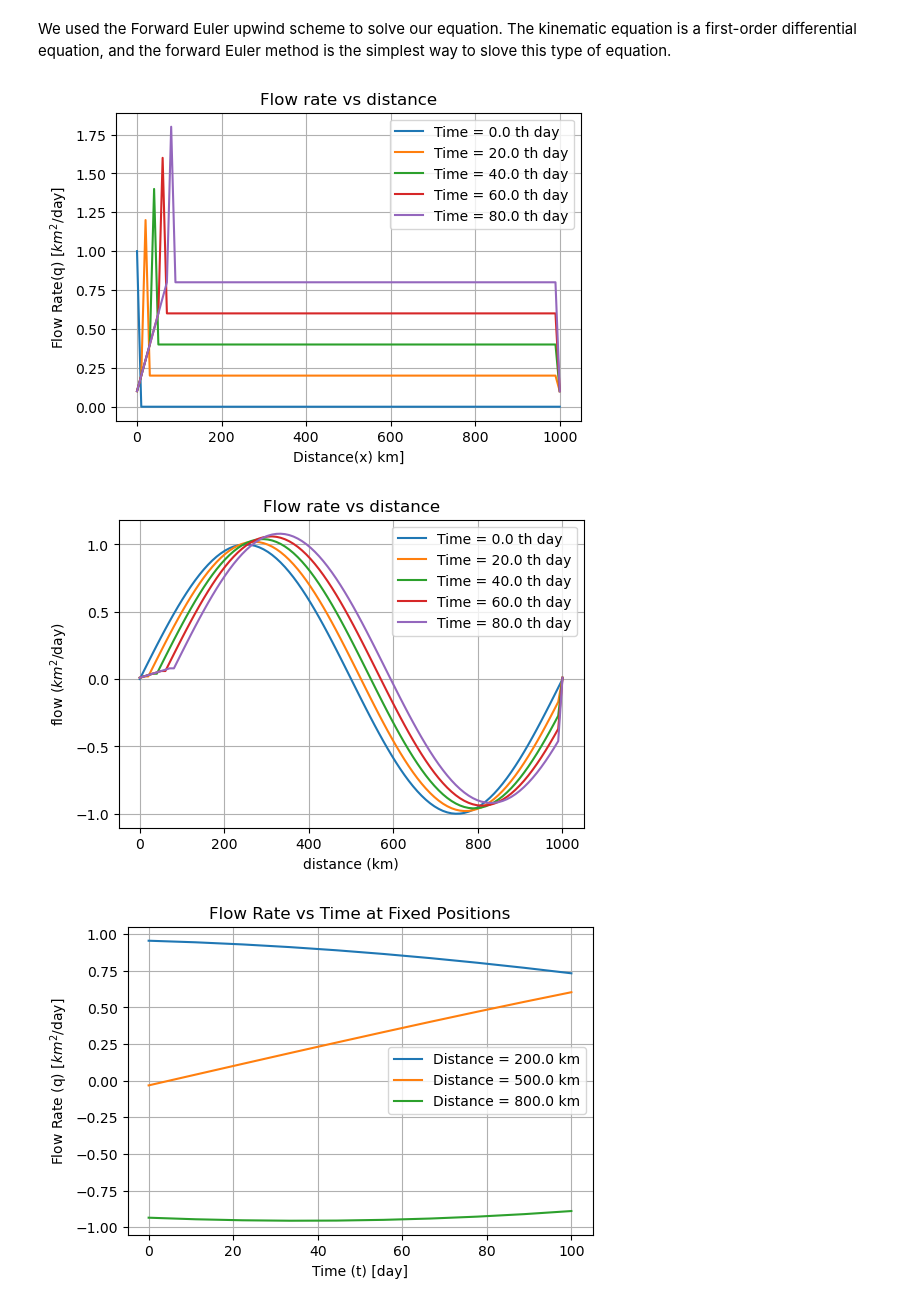
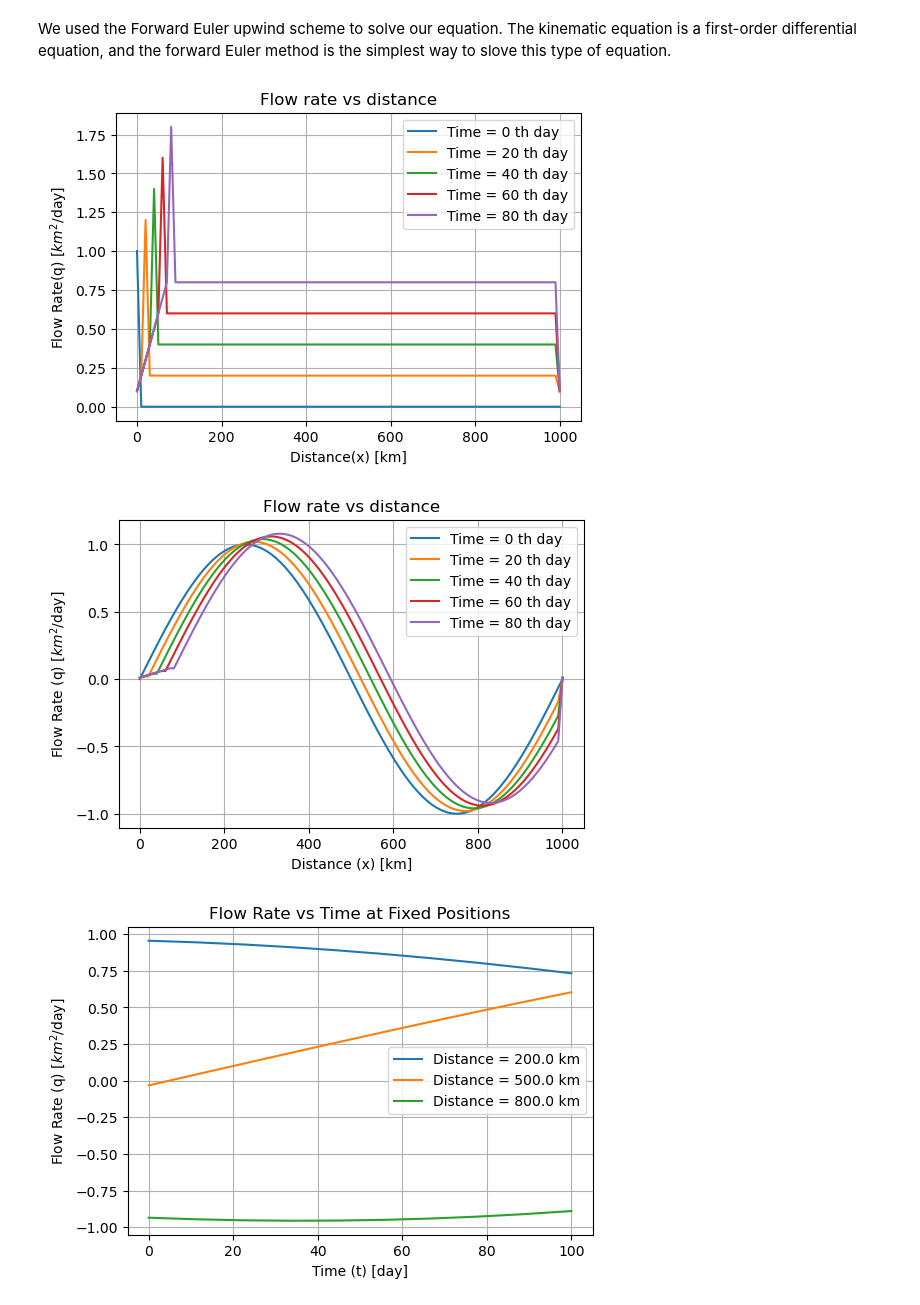
Before and after one commit to samisaurin/easfinal, a Jupyter notebook: eas2.ipynb, the cells around one changed output. Drawn from its saved outputs; the diff is of its cells as text; code cells hidden in the pictures.

```diff
--- a/eas2.ipynb
+++ b/eas2.ipynb
@@ -31,50 +39,41 @@ c = 1   # wave velocity (km/day)
 
 nx = int(L / dx)
 nt = int(T / dt)
-
 x = np.linspace(0, L, nx)
 t = np.linspace(0, T, nt)
-
 # Accumulation
 def a(x, t):
     return .01
 # Initial and boundary conditions
 q = np.zeros((nt, nx))
 q[0, :] = np.exp(-x)  # Initial condition
-
 # Advection matrix
 Cr = c * dt / dx
 data = np.array([Cr * np.ones(nx), (1 - Cr) * np.ones(nx)])
 diags = np.array([-1, 0])
 M = spdiags(data, diags, nx, nx).toarray()
-
 # Boundary conditions
 M[0, 0] = 0  # Left boundary condition
 M[-1, -1] = 0  # Right boundary condition
 M[-1, -2] = 0  # Right boundary condition (no flux)
-
 #loop
 for n in range(1, nt):
     C = q[n-1, :]
     Cnew = np.matmul(M, C)
-
     Cnew += dt * a(x, t[n])
-
     q[n, :] = Cnew
-
 # Plot
 plt.figure(figsize=(6, 4))
 for n in range(0, nt, nt // 5):
-    plt.plot(x, q[n, :], label=f'Time = {n * dt:.1f} th day')
-
-plt.xlabel('Distance(x) km]')
+    plt.plot(x, q[n, :], label=f'Time = {n * dt} th day')
+plt.xlabel('Distance(x) [km]')
 plt.ylabel('Flow Rate(q) [$km^2$/day]')
 plt.title('Flow rate vs distance')
 plt.legend()
 plt.grid()
 plt.show()
 # %% [output]
-[figure, old version]
+[figure, new version]
 # %%
 import numpy as np
 from scipy.sparse import spdiags
@@ -88,50 +87,41 @@ c = 1   # wave velocity
 
 nx = int(L / dx)
 nt = int(T / dt)
-
 x = np.linspace(0, L, nx)
 t = np.linspace(0, T, nt)
-
 # Accumulation
 def a(x, t):
     return .001
 # Initial and boundary conditions
 q = np.zeros((nt, nx))
 q[0, :] = np.sin(2 * np.pi * x / L)  # Initial condition
-
 # Advection matrix
 Cr = c * dt / dx
 data = np.array([Cr * np.ones(nx), (1 - Cr) * np.ones(nx)])
 diags = np.array([-1, 0])
 M = spdiags(data, diags, nx, nx).toarray()
-
 # Boundary conditions
 M[0, 0] = 0  # Left boundary condition
 M[-1, -1] = 0  # Right boundary condition
 M[-1, -2] = 0  # Right boundary condition (no flux)
-
 #loop
 for n in range(1, nt):
     C = q[n-1, :]
     Cnew = np.matmul(M, C)
-
     Cnew += dt * a(x, t[n])
-
     q[n, :] = Cnew
-
 # Plot
 plt.figure(figsize=(6, 4))
 for n in range(0, nt, nt // 5):
-    plt.plot(x, q[n, :], label=f'Time = {n * dt:.1f} th day')
-
-plt.xlabel('distance (km)')
-plt.ylabel('flow ($km^2$/day)')
+    plt.plot(x, q[n, :], label=f'Time = {n * dt} th day')
+plt.xlabel('Distance (x) [km]')
+plt.ylabel('Flow Rate (q) [$km^2$/day]')
 plt.title('Flow rate vs distance')
 plt.legend()
 plt.grid()
 plt.show()
 # %% [output]
-[figure, old version]
+[figure, new version]
 # %%
 plt.figure(figsize=(6, 4))
 for x in [0.2, 0.5, 0.8]:
```
Also changed, not shown: parts of 7 cells of this notebook.
